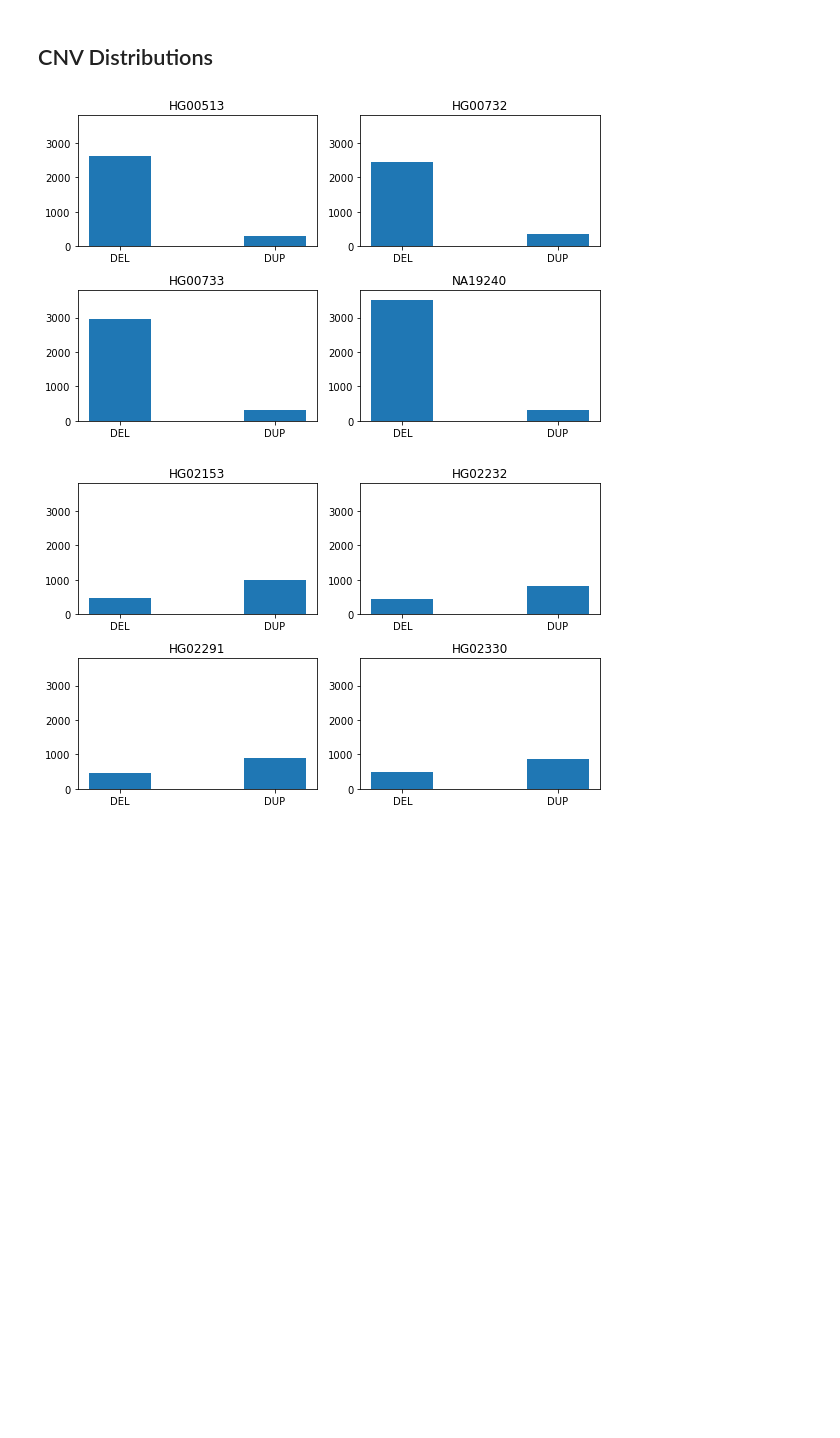
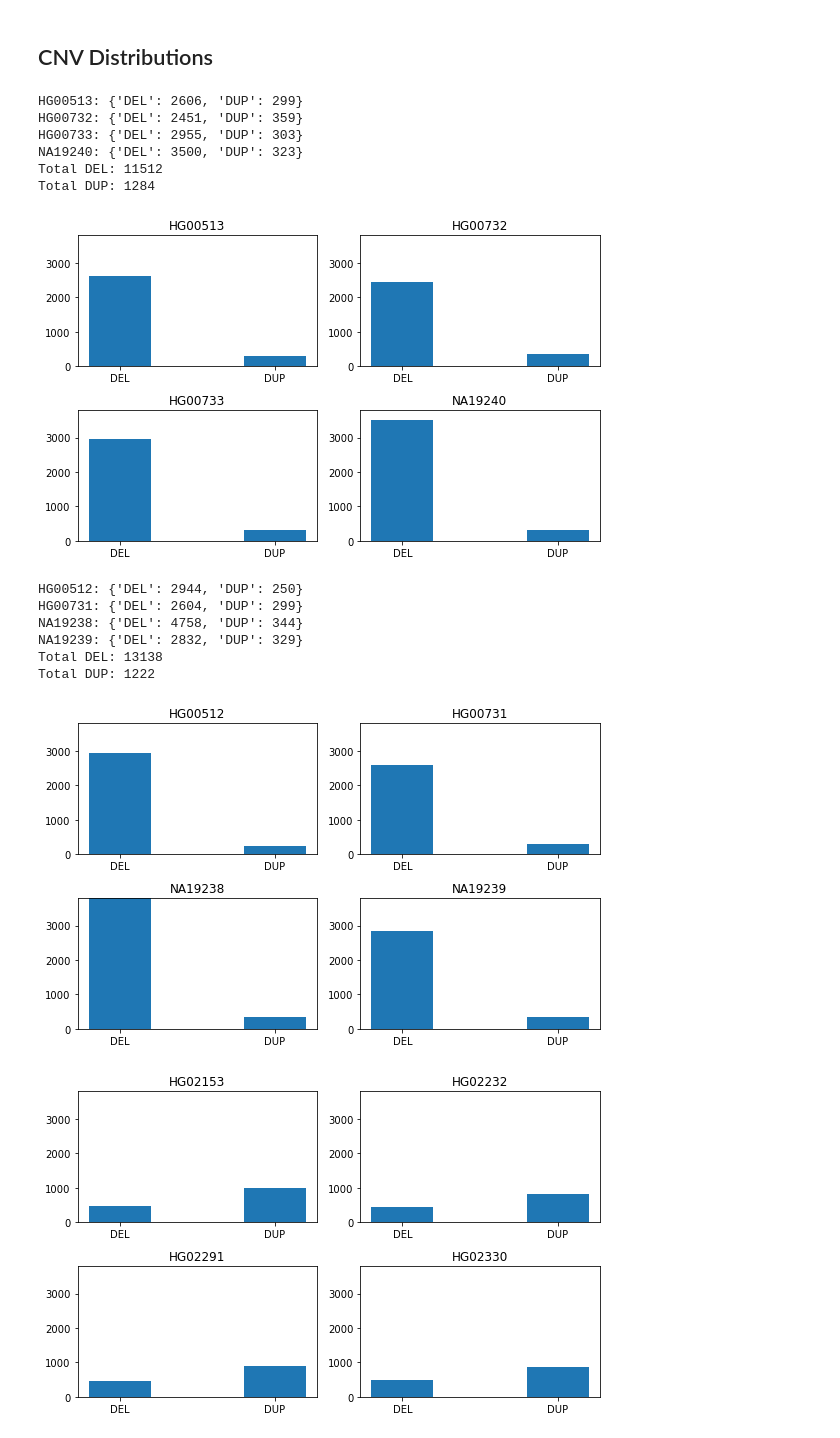
Before and after one commit to alperylmzz/ECOLE-revision, a Jupyter notebook: Figure 3.ipynb, the cells around one changed output. Saved outputs shown, nothing was run; the diff lists cells and outputs as text; code cells hidden in the pictures; blank space fills up the shorter version.

```diff
--- a/Figure 3.ipynb
+++ b/Figure 3.ipynb
@@ -239,3 +241,23 @@ HG00513_labeled_data = test1[:,5]
 HG00732_labeled_data = test2[:,5]
 HG00733_labeled_data = test3[:,5]
 NA19240_labeled_data = test4[:,5]
+
+cur_dirname = os.getcwd()
+test1 = np.load(cur_dirname+'/ECOLE_4_training_data/HG02153_labeled_data.npy',allow_pickle=True)
+test2 = np.load(cur_dirname+'/ECOLE_4_training_data/HG02232_labeled_data.npy',allow_pickle=True)
+test3 = np.load(cur_dirname+'/ECOLE_4_training_data/HG02291_labeled_data.npy',allow_pickle=True)
+test4 = np.load(cur_dirname+'/ECOLE_4_training_data/HG02330_labeled_data.npy',allow_pickle=True)
+HG02153_labeled_data = test1[:,5]
+HG02232_labeled_data = test2[:,5]
+HG02291_labeled_data = test3[:,5]
+HG02330_labeled_data = test4[:,5]
+
+cur_dirname = os.getcwd()
+test1 = np.load(cur_dirname+'/Chaisson_et_al_finetuning_data/HG00512_labeled_data.npy',allow_pickle=True)
+test2 = np.load(cur_dirname+'/Chaisson_et_al_finetuning_data/HG00731_labeled_data.npy',allow_pickle=True)
+test3 = np.load(cur_dirname+'/Chaisson_et_al_finetuning_data/NA19238_labeled_data.npy',allow_pickle=True)
+test4 = np.load(cur_dirname+'/Chaisson_et_al_finetuning_data/NA19239_labeled_data.npy',allow_pickle=True)
+HG00512_labeled_data = test1[:,5]
+HG00731_labeled_data = test2[:,5]
+NA19238_labeled_data = test3[:,5]
+NA19239_labeled_data = test4[:,5]
@@ -264,6 +266,13 @@ HG00513_cnv = {"DEL": np.sum(HG00513_labeled_data=="<DEL>"),"DUP": np.sum(HG0051
 HG00732_cnv = {"DEL": np.sum(HG00732_labeled_data=="<DEL>"),"DUP": np.sum(HG00732_labeled_data=="<DUP>")}
 HG00733_cnv = {"DEL": np.sum(HG00733_labeled_data=="<DEL>"),"DUP": np.sum(HG00733_labeled_data=="<DUP>")}
 NA19240_cnv = {"DEL": np.sum(NA19240_labeled_data=="<DEL>"),"DUP": np.sum(NA19240_labeled_data=="<DUP>")}
+
+print("HG00513: "+ str(HG00513_cnv))
+print("HG00732: "+str(HG00732_cnv))
+print("HG00733: "+str(HG00733_cnv))
+print("NA19240: "+str(NA19240_cnv))
+print("Total DEL: "+str(HG00513_cnv["DEL"]+HG00732_cnv["DEL"]+HG00733_cnv["DEL"]+NA19240_cnv["DEL"]) )
+print("Total DUP: "+str(HG00513_cnv["DUP"]+HG00732_cnv["DUP"]+HG00733_cnv["DUP"]+NA19240_cnv["DUP"]) )
 
 fig, ax = plt.subplots(2,2, figsize=(8,5))
 
@@ -283,7 +292,51 @@ ax[1,1].set_ylim((0,3800))
 fig.tight_layout()
 plt.show()
 # %% [output]
+HG00513: {'DEL': 2606, 'DUP': 299}
+HG00732: {'DEL': 2451, 'DUP': 359}
+HG00733: {'DEL': 2955, 'DUP': 303}
+NA19240: {'DEL': 3500, 'DUP': 323}
+Total DEL: 11512
+Total DUP: 1284
 [figure]
+# %%
+HG00512_cnv = {"DEL": np.sum(HG00512_labeled_data=="<DEL>"),"DUP": np.sum(HG00512_labeled_data=="<DUP>")}
+HG00731_cnv = {"DEL": np.sum(HG00731_labeled_data=="<DEL>"),"DUP": np.sum(HG00731_labeled_data=="<DUP>")}
+NA19238_cnv = {"DEL": np.sum(NA19238_labeled_data=="<DEL>"),"DUP": np.sum(NA19238_labeled_data=="<DUP>")}
+NA19239_cnv = {"DEL": np.sum(NA19239_labeled_data=="<DEL>"),"DUP": np.sum(NA19239_labeled_data=="<DUP>")}
+
+print("HG00512: "+ str(HG00512_cnv))
+print("HG00731: "+str(HG00731_cnv))
+print("NA19238: "+str(NA19238_cnv))
+print("NA19239: "+str(NA19239_cnv))
+print("Total DEL: "+str(HG00512_cnv["DEL"]+HG00731_cnv["DEL"]+NA19238_cnv["DEL"]+NA19239_cnv["DEL"]) )
+print("Total DUP: "+str(HG00512_cnv["DUP"]+HG00731_cnv["DUP"]+NA19238_cnv["DUP"]+NA19239_cnv["DUP"]) )
+
+fig, ax = plt.subplots(2,2, figsize=(8,5))
+
+# creating the bar plot
+ax[0,0].bar(HG00512_cnv.keys(), HG00512_cnv.values(),width = 0.4)
+ax[0,0].set_title("HG00512")
+ax[0,0].set_ylim((0,3800))
+ax[0,1].bar(HG00731_cnv.keys(), HG00731_cnv.values(),width = 0.4)
+ax[0,1].set_title("HG00731")
+ax[0,1].set_ylim((0,3800))
+ax[1,0].bar(NA19238_cnv.keys(), NA19238_cnv.values(),width = 0.4)
+ax[1,0].set_title("NA19238")
+ax[1,0].set_ylim((0,3800))
+ax[1,1].bar(NA19239_cnv.keys(), NA19239_cnv.values(),width = 0.4)
+ax[1,1].set_title("NA19239")
+ax[1,1].set_ylim((0,3800))
+fig.tight_layout()
+plt.show()
+# %% [output]
+HG00512: {'DEL': 2944, 'DUP': 250}
+HG00731: {'DEL': 2604, 'DUP': 299}
+NA19238: {'DEL': 4758, 'DUP': 344}
+NA19239: {'DEL': 2832, 'DUP': 329}
+Total DEL: 13138
+Total DUP: 1222
+[figure, added]
 # %%
 HG02153_cnv = {"DEL": np.sum(HG02153_labeled_data=="<DEL>"),"DUP": np.sum(HG02153_labeled_data=="<DUP>")}
 HG02232_cnv = {"DEL": np.sum(HG02232_labeled_data=="<DEL>"),"DUP": np.sum(HG02232_labeled_data=="<DUP>")}
```
Also changed, not shown: parts of 3 cells of this notebook, 1 other file.
